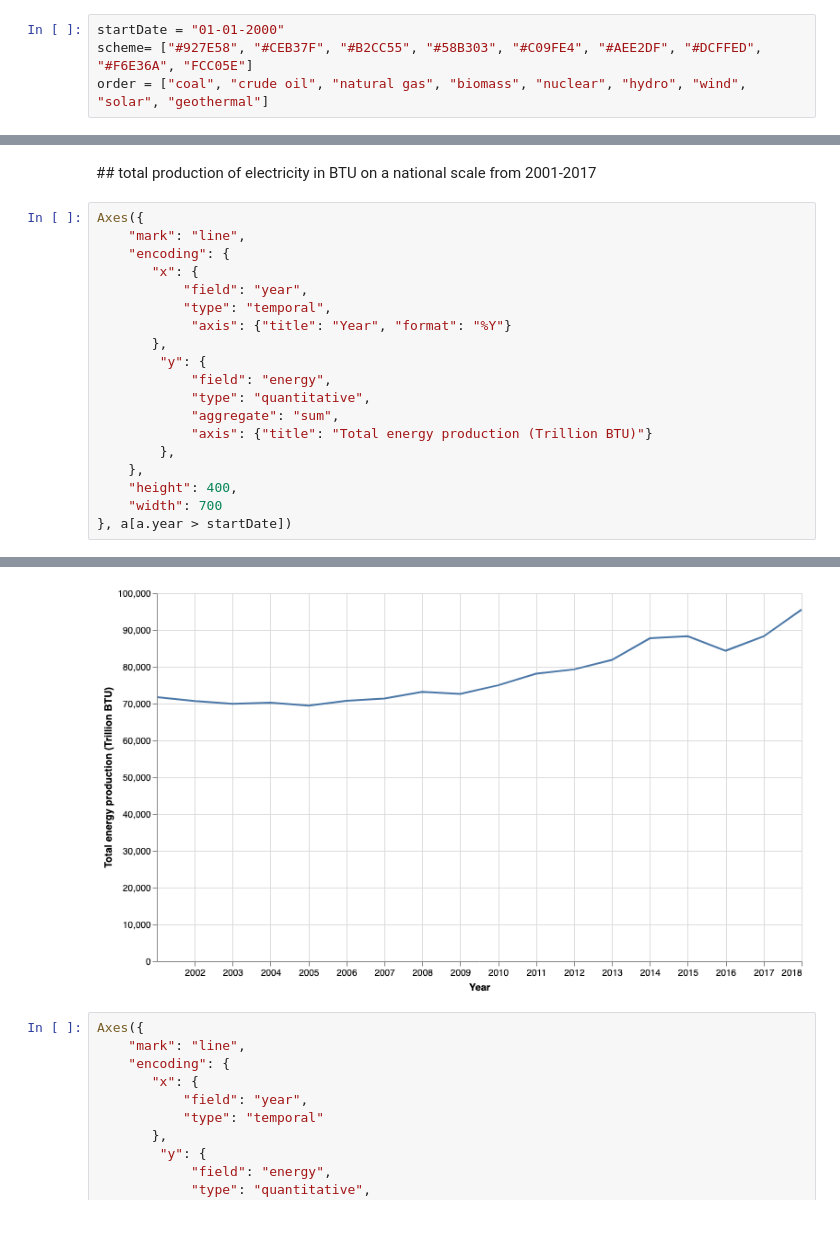
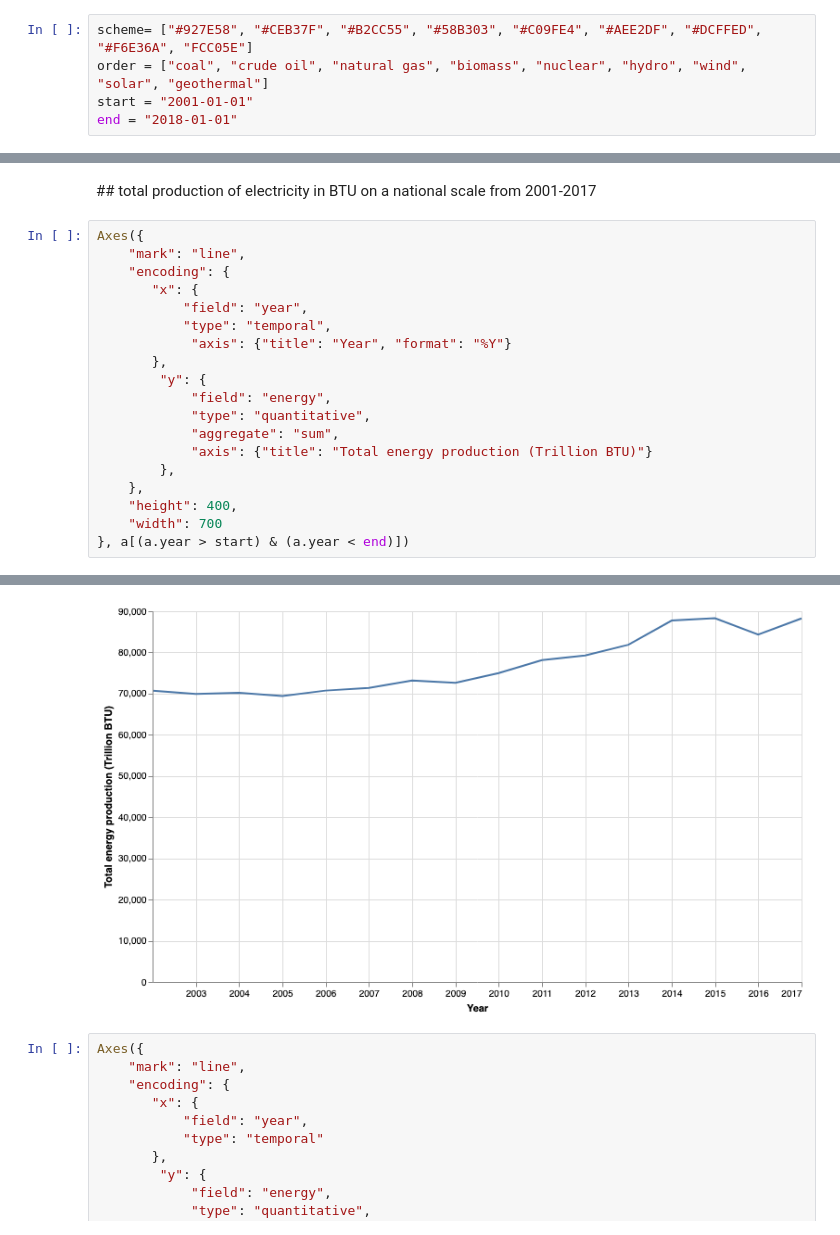
Before and after one commit to jonasoesch/energy-story, a Jupyter notebook: analysis/energy.ipynb, the cells around one changed output, grey strips where cells are left out. Drawn from its saved outputs; the diff is of its cells as text.

```diff
--- a/analysis/energy.ipynb
+++ b/analysis/energy.ipynb
@@ -3,9 +3,10 @@ import pandas as pd
 from pdvega import Axes
 import numpy as np
 # %%
-startDate = "01-01-2000"
 scheme= ["#927E58", "#CEB37F", "#B2CC55", "#58B303", "#C09FE4", "#AEE2DF", "#DCFFED", "#F6E36A", "FCC05E"]
 order = ["coal", "crude oil", "natural gas", "biomass", "nuclear", "hydro", "wind", "solar", "geothermal"]
+start = "2001-01-01"
+end = "2018-01-01"
 # %%
 production = pd.read_excel("energy_production-quadrillion-btu.xlsx", sheet_name="Annual Data")
 production.rename({
@@ -56,25 +57,25 @@ a.head()
 # %%
 Axes({
     "mark": "line",
     "encoding": {
        "x": {
            "field": "year",
            "type": "temporal",
             "axis": {"title": "Year", "format": "%Y"}
        },
         "y": {
             "field": "energy",
             "type": "quantitative",
             "aggregate": "sum",
             "axis": {"title": "Total energy production (Trillion BTU)"}
         },
     },
     "height": 400,
     "width": 700
-}, a[a.year > startDate])
+}, a[(a.year > start) & (a.year < end)])
 # %% [output]
 [interactive output not drawn]
-[figure, old version]
+[figure, new version]
 # %%
 Axes({
     "mark": "line",
```
Also changed, not shown: parts of 4 cells of this notebook, 8 other files.
